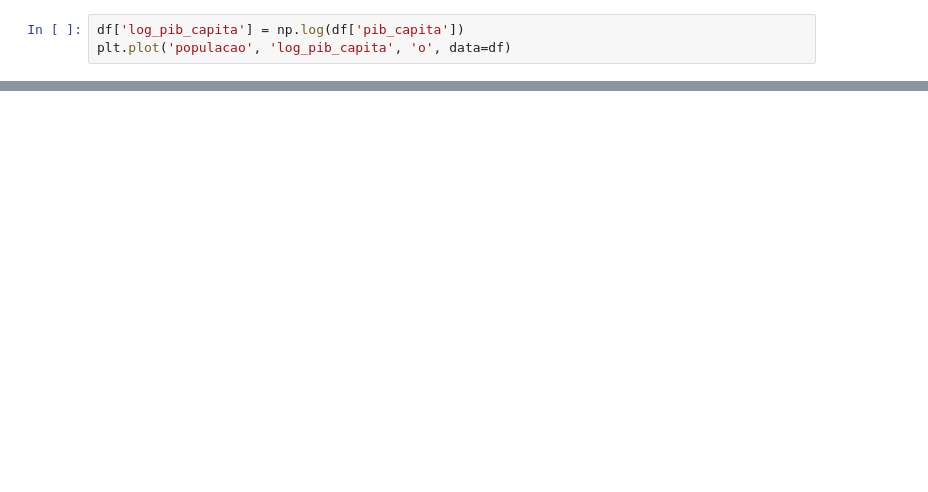
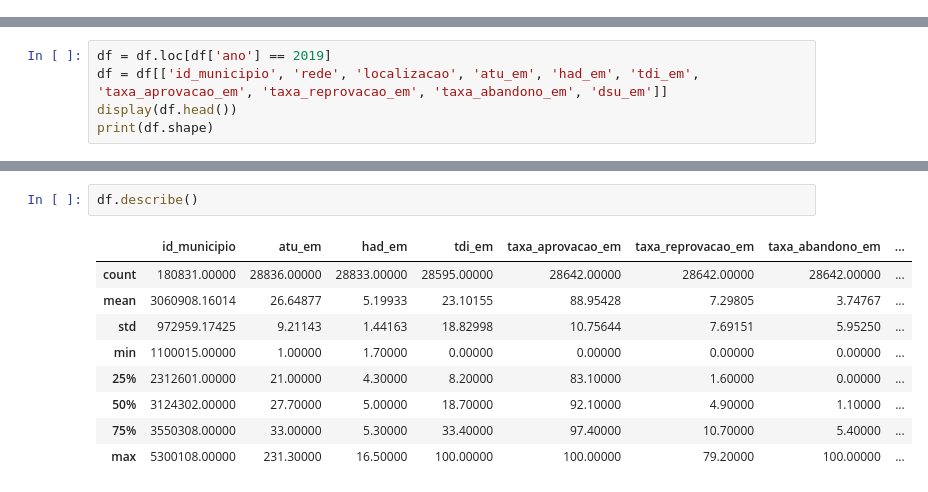
Before and after one commit to baldoinov/econometria-i, a Jupyter notebook: Monitorias.ipynb, the cells around one changed output, grey strips where cells are left out. Saved outputs shown, nothing was run; the diff lists cells and outputs as text; blank space fills up the shorter version.

```diff
--- a/Monitorias.ipynb
+++ b/Monitorias.ipynb
@@ -44,3 +35,0 @@ plt.show()
-# %%
-df['log_pib_capita'] = np.log(df['pib_capita'])
-plt.plot('populacao', 'log_pib_capita', 'o', data=df)
@@ -49,0 +36,5 @@ plt.plot('populacao', 'log_pib_capita', 'o', data=df)
+# %%
+df = df.loc[df['ano'] == 2019]
+df = df[['id_municipio', 'rede', 'localizacao', 'atu_em', 'had_em', 'tdi_em', 'taxa_aprovacao_em', 'taxa_reprovacao_em', 'taxa_abandono_em', 'dsu_em']]
+display(df.head())
+print(df.shape)
@@ -49,0 +61,12 @@ plt.plot('populacao', 'log_pib_capita', 'o', data=df)
+# %%
+df.describe()
+# %% [output]
+|  | id_municipio | atu_em | had_em | tdi_em | taxa_aprovacao_em | taxa_reprovacao_em | taxa_abandono_em | ... |
+| count | 180831.00000 | 28836.00000 | 28833.00000 | 28595.00000 | 28642.00000 | 28642.00000 | 28642.00000 | ... |
+| mean | 3060908.16014 | 26.64877 | 5.19933 | 23.10155 | 88.95428 | 7.29805 | 3.74767 | ... |
+| std | 972959.17425 | 9.21143 | 1.44163 | 18.82998 | 10.75644 | 7.69151 | 5.95250 | ... |
+| min | 1100015.00000 | 1.00000 | 1.70000 | 0.00000 | 0.00000 | 0.00000 | 0.00000 | ... |
+| 25% | 2312601.00000 | 21.00000 | 4.30000 | 8.20000 | 83.10000 | 1.60000 | 0.00000 | ... |
+| 50% | 3124302.00000 | 27.70000 | 5.00000 | 18.70000 | 92.10000 | 4.90000 | 1.10000 | ... |
+| 75% | 3550308.00000 | 33.00000 | 5.30000 | 33.40000 | 97.40000 | 10.70000 | 5.40000 | ... |
+| max | 5300108.00000 | 231.30000 | 16.50000 | 100.00000 | 100.00000 | 79.20000 | 100.00000 | ... |
```
Also changed, not shown: parts of 18 cells of this notebook, 18 other files.
